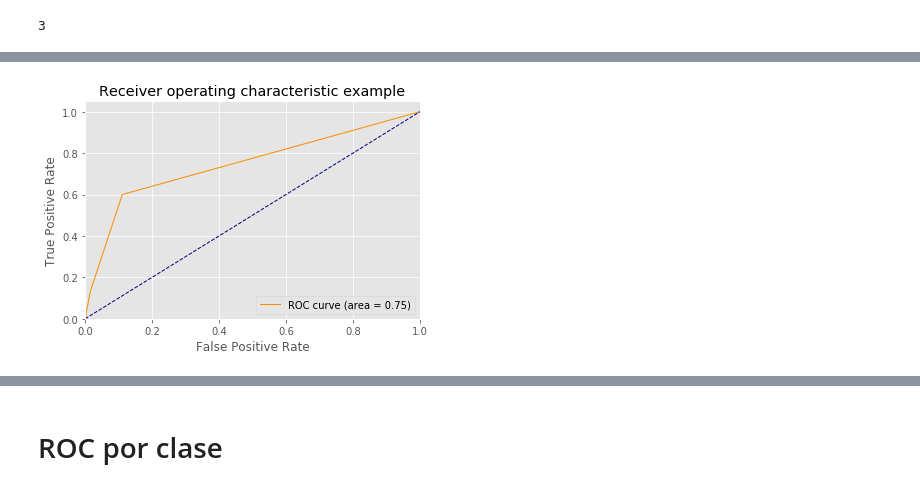
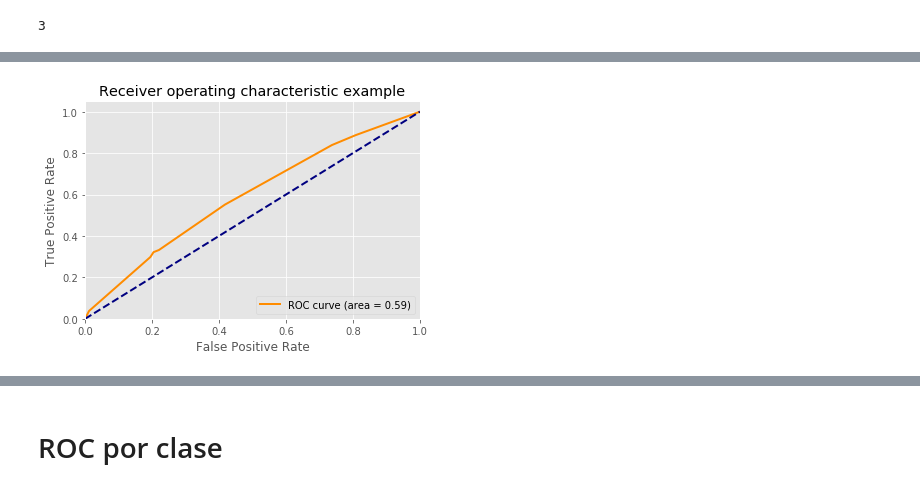
Before and after one commit to mcuscagua/Aprendizaje_Automatico, a Jupyter notebook: Trabajo_1/Liz/DesicionTree_Final.ipynb, the cells around one changed output, grey strips where cells are left out. Drawn from its saved outputs; the diff is of its cells as text; code cells hidden in the pictures.

```diff
--- a/Trabajo_1/Liz/DesicionTree_Final.ipynb
+++ b/Trabajo_1/Liz/DesicionTree_Final.ipynb
@@ -179,6 +175,6 @@ array([0.56410256])
 # %%
 a = []
-for i in range(0,244): #len(N)-1
+for i in range(0,285): #len(N)-1
     i=n+i*step
     a.append(i)
 #print(a)
@@ -250,0 +272,6 @@ y_score = classifier.fit(Xb_tr, Yb_tr).predict_proba(Xb_ts)
+# %%
+Xb_tr, X2_o, Yb_tr, y2_o = train_test_split(X, y,test_size=0.3,random_state=19)
+
+Xb_va2, Xb_test2, Yb_va2, Yb_test2 = train_test_split(X2_o, y2_o, test_size=0.5, train_size = 0.5, random_state=19)
+
+#parte los datos con respecto a la y binarizada
@@ -250,0 +290,11 @@ y_score = classifier.fit(Xb_tr, Yb_tr).predict_proba(Xb_ts)
+# %%
+Tree =OneVsRestClassifier(DecisionTreeClassifier(max_depth = set_parameters[ind_bst][0],min_samples_leaf= set_parameters[ind_bst][1]
+                              , random_state=19))
+for i in range(len(N)):
+    Xb_tr, X3_o, Yb_tr, y3_o  = train_test_split(X, y,test_size=((N[i]/X.shape[0])*0.3/0.7)
+                                                ,train_size=N[i]/X.shape[0],random_state=19)
+
+    Y_Score=Tree.fit(Xb_tr, Yb_tr).predict_proba(X2_o)
+    # Y_Score[i,:,:]=y_score
+    Y_pred = Tree.predict(X2_o)
+    Y_proba = Tree.predict_proba(X2_o)
@@ -250,0 +303,8 @@ y_score = classifier.fit(Xb_tr, Yb_tr).predict_proba(Xb_ts)
+# %%
+fpr = dict()
+tpr = dict()
+roc_auc = dict()
+for i in range(n_classes):
+    fpr[i], tpr[i], _ = roc_curve(y2_o[:, i], Y_Score_n[:, i])
+    roc_auc[i] = auc(fpr[i], tpr[i])
+colors = cycle(['blue', 'red', 'green'])
@@ -251,26 +315,15 @@ y_score = classifier.fit(Xb_tr, Yb_tr).predict_proba(Xb_ts)
 # %%
-# Compute ROC curve and ROC area for each class
-fpr = dict()
-tpr = dict()
-
-roc_auc = dict()
-for i in range(n_classes):
-    fpr[i], tpr[i], _ = roc_curve(Yb_ts[:, i], y_score[:, i])
-    roc_auc[i] = auc(fpr[i], tpr[i])
-
-# Compute micro-average ROC curve and ROC area
-fpr["micro"], tpr["micro"], _ = roc_curve(Yb_ts.ravel(), y_score.ravel())
-roc_auc["micro"] = auc(fpr["micro"], tpr["micro"])
 plt.figure()
-lw = 1
-plt.plot(fpr[0], tpr[0], color='darkorange', lw=lw, label='ROC curve (area = %0.2f)' % roc_auc[0])
+lw = 2
+plt.plot(fpr[2], tpr[2], color='darkorange',
+         lw=lw, label='ROC curve (area = %0.2f)' % roc_auc[2])
 plt.plot([0, 1], [0, 1], color='navy', lw=lw, linestyle='--')
 plt.xlim([0.0, 1.0])
 plt.ylim([0.0, 1.05])
 plt.xlabel('False Positive Rate')
 plt.ylabel('True Positive Rate')
 plt.title('Receiver operating characteristic example')
 plt.legend(loc="lower right")
 plt.show()
 # %% [output]
-[figure, old version]
+[figure, new version]
```
Also changed, not shown: parts of 46 cells of this notebook, 3 other files.
